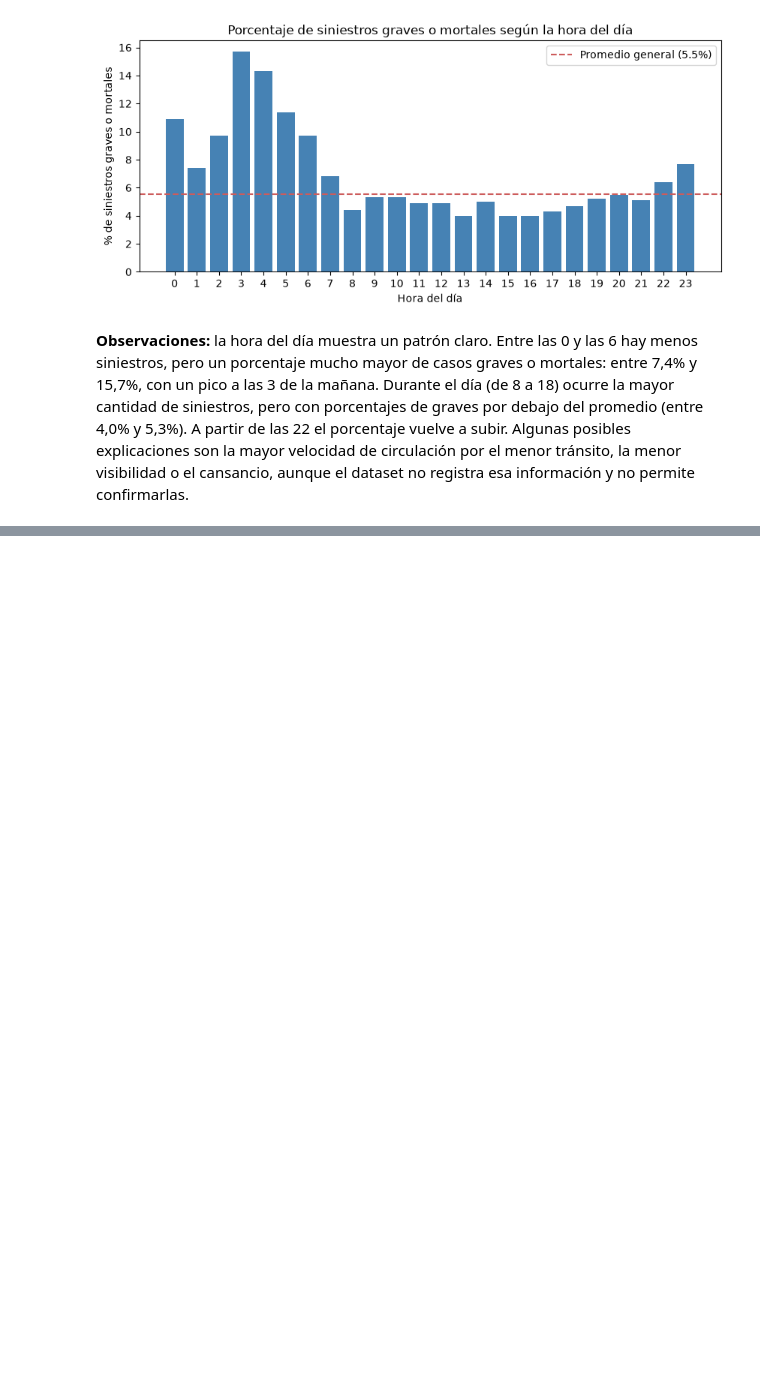
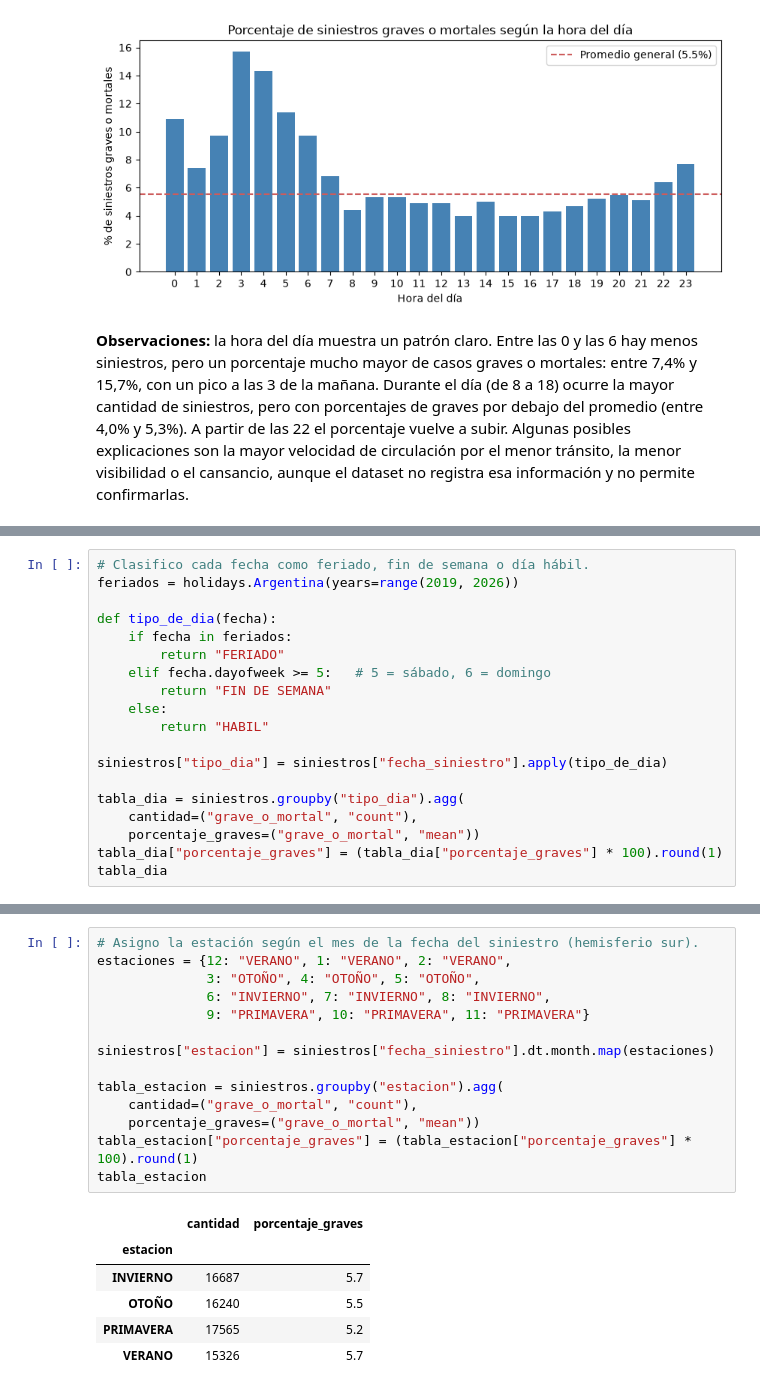
Before and after one commit to juanpablomonllor/prediccion_gravedad_siniestros_viales_caba, a Jupyter notebook: notebooks/1.0-jpm-eda-preprocesamiento.ipynb, the cells around one changed output, grey strips where cells are left out. Cells and saved outputs as stored; diff of their text form; blank space fills up the shorter version.

```diff
--- a/notebooks/1.0-jpm-eda-preprocesamiento.ipynb
+++ b/notebooks/1.0-jpm-eda-preprocesamiento.ipynb
@@ -495,0 +659,19 @@ plt.show()
+# %%
+# Clasifico cada fecha como feriado, fin de semana o día hábil.
+feriados = holidays.Argentina(years=range(2019, 2026))
+
+def tipo_de_dia(fecha):
+    if fecha in feriados:
+        return "FERIADO"
+    elif fecha.dayofweek >= 5:   # 5 = sábado, 6 = domingo
+        return "FIN DE SEMANA"
+    else:
+        return "HABIL"
+
+siniestros["tipo_dia"] = siniestros["fecha_siniestro"].apply(tipo_de_dia)
+
+tabla_dia = siniestros.groupby("tipo_dia").agg(
+    cantidad=("grave_o_mortal", "count"),
+    porcentaje_graves=("grave_o_mortal", "mean"))
+tabla_dia["porcentaje_graves"] = (tabla_dia["porcentaje_graves"] * 100).round(1)
+tabla_dia
@@ -495,0 +694,21 @@ plt.show()
+# %%
+# Asigno la estación según el mes de la fecha del siniestro (hemisferio sur).
+estaciones = {12: "VERANO", 1: "VERANO", 2: "VERANO",
+              3: "OTOÑO", 4: "OTOÑO", 5: "OTOÑO",
+              6: "INVIERNO", 7: "INVIERNO", 8: "INVIERNO",
+              9: "PRIMAVERA", 10: "PRIMAVERA", 11: "PRIMAVERA"}
+
+siniestros["estacion"] = siniestros["fecha_siniestro"].dt.month.map(estaciones)
+
+tabla_estacion = siniestros.groupby("estacion").agg(
+    cantidad=("grave_o_mortal", "count"),
+    porcentaje_graves=("grave_o_mortal", "mean"))
+tabla_estacion["porcentaje_graves"] = (tabla_estacion["porcentaje_graves"] * 100).round(1)
+tabla_estacion
+# %% [output]
+|  | cantidad | porcentaje_graves |
+| estacion |  |  |
+| INVIERNO | 16687 | 5.7 |
+| OTOÑO | 16240 | 5.5 |
+| PRIMAVERA | 17565 | 5.2 |
+| VERANO | 15326 | 5.7 |
```
Also changed, not shown: parts of 20 cells of this notebook.
